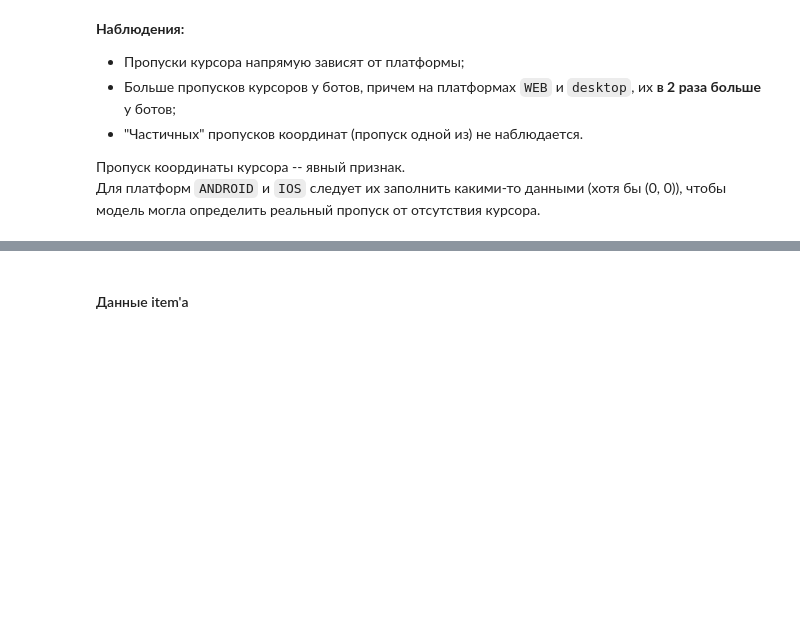
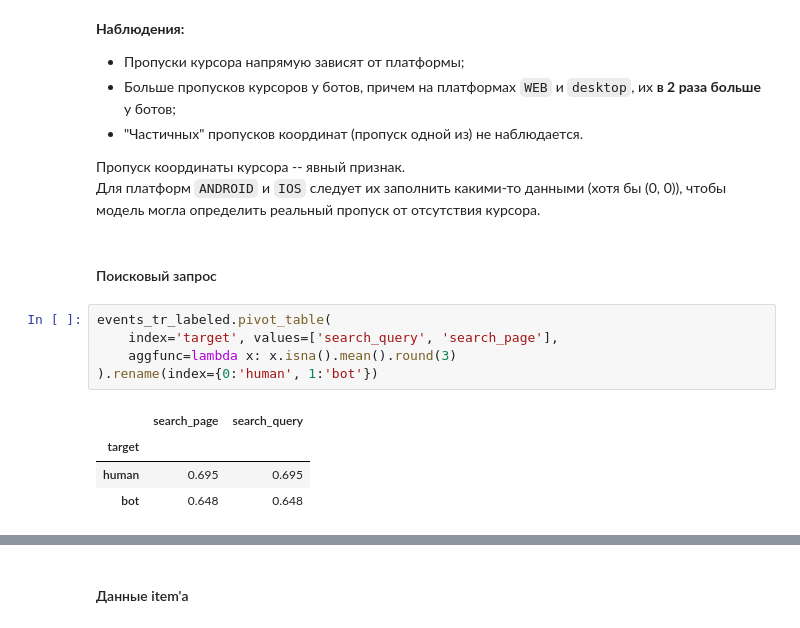
Before and after one commit to FedorProgrammer/ds-bootcamp-contest, a Jupyter notebook: cookies-bot-detector.ipynb, the cells around one changed output, grey strips where cells are left out. Cells and saved outputs as stored; diff of their text form; blank space fills up the shorter version.

```diff
--- a/cookies-bot-detector.ipynb
+++ b/cookies-bot-detector.ipynb
@@ -403,3 +406,15 @@ plt.show()
 
 Пропуск координаты курсора -- явный признак.
 Для платформ `ANDROID` и `IOS` следует их заполнить какими-то данными (хотя бы (0, 0)), чтобы модель могла определить реальный пропуск от отсутствия курсора.
+# %% [markdown]
+#### Поисковый запрос <a id="search"></a>
+# %%
+events_tr_labeled.pivot_table(
+    index='target', values=['search_query', 'search_page'],
+    aggfunc=lambda x: x.isna().mean().round(3)
+).rename(index={0:'human', 1:'bot'})
+# %% [output]
+|  | search_page | search_query |
+| target |  |  |
+| human | 0.695 | 0.695 |
+| bot | 0.648 | 0.648 |
```
Also changed, not shown: parts of 8 cells of this notebook.
